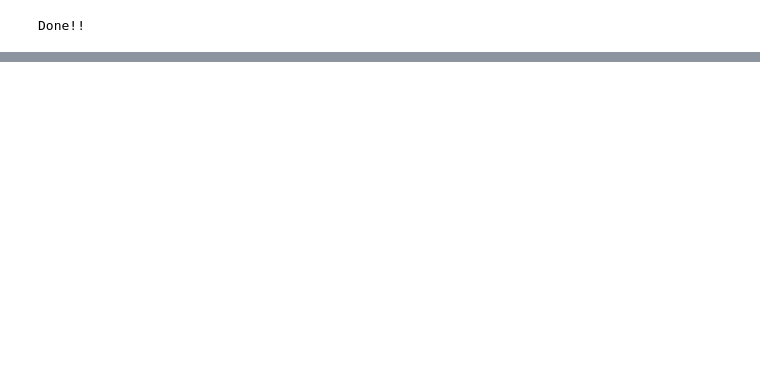
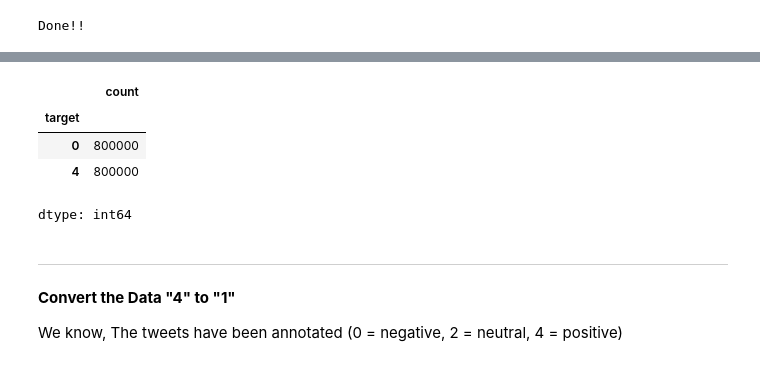
Before and after one commit to HokageAnonymous/Sentiment-Analysis, a Jupyter notebook: Sentiment_Analysis_using_ML.ipynb, the cells around one changed output, grey strips where cells are left out. Saved outputs shown, nothing was run; the diff lists cells and outputs as text; code cells hidden in the pictures; blank space fills up the shorter version.

```diff
--- a/Sentiment_Analysis_using_ML.ipynb
+++ b/Sentiment_Analysis_using_ML.ipynb
@@ -55,0 +153,18 @@ from sklearn.feature_extraction.text import train_text_split
+# %%
+#checking for distribution of target column
+twitter_data['target'].value_counts()
+# %% [output]
+|  | count |
+| target |  |
+| 0 | 800000 |
+| 4 | 800000 |
+dtype: int64
+# %% [markdown]
+
+
+---
+
+
+**Convert the Data "4" to "1"**
+
+We know, The tweets have been annotated (0 = negative, 2 = neutral, 4 = positive)
```
Also changed, not shown: parts of 22 cells of this notebook.
